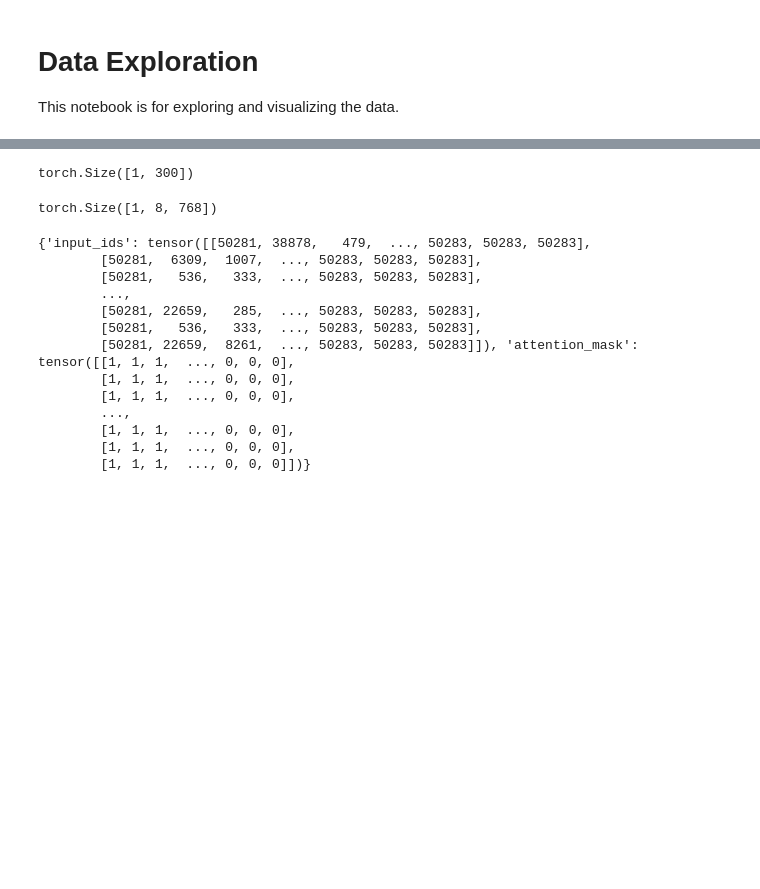
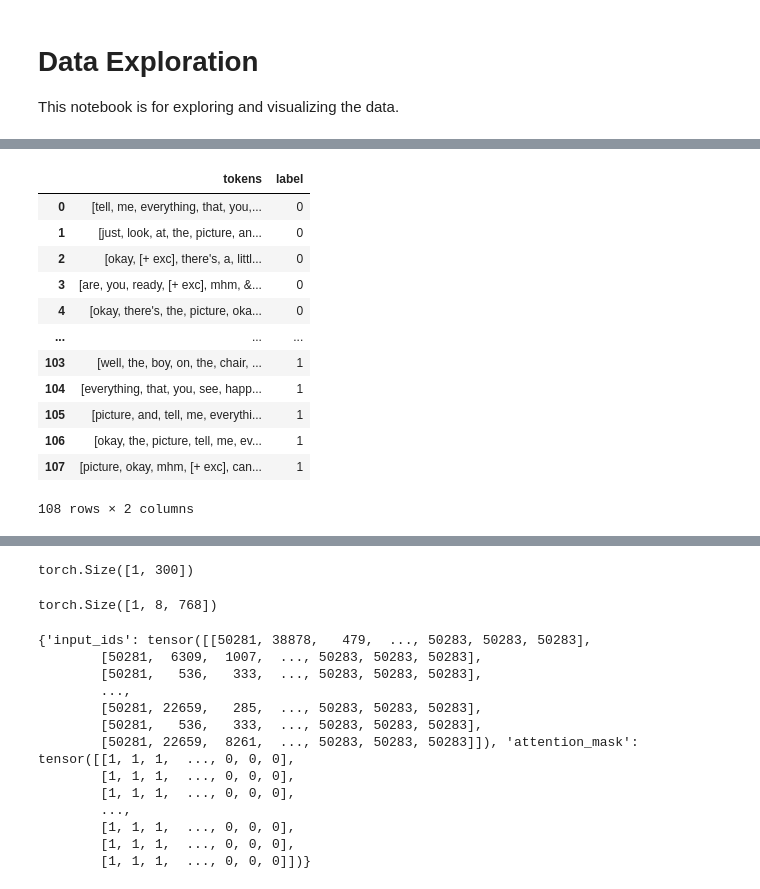
Before and after one commit to nhatminh-hoang/MoE_Alzheimer_Detection, a Jupyter notebook: notebooks/exploration.ipynb, the cells around one changed output, grey strips where cells are left out. Cells and saved outputs as stored; diff of their text form; code cells hidden in the pictures; blank space fills up the shorter version.

```diff
--- a/notebooks/exploration.ipynb
+++ b/notebooks/exploration.ipynb
@@ -74,3 +87,19 @@ def get_chat_data(split):
     return pd.DataFrame(data, columns=['tokens', 'label'])
 # %%
 train_data = get_chat_data('train')
+# %%
+train_data
+# %% [output]
+|  | tokens | label |
+| 0 | [tell, me, everything, that, you,... | 0 |
+| 1 | [just, look, at, the, picture, an... | 0 |
+| 2 | [okay, [+ exc], there's, a, littl... | 0 |
+| 3 | [are, you, ready, [+ exc], mhm, &... | 0 |
+| 4 | [okay, there's, the, picture, oka... | 0 |
+| ... | ... | ... |
+| 103 | [well, the, boy, on, the, chair, ... | 1 |
+| 104 | [everything, that, you, see, happ... | 1 |
+| 105 | [picture, and, tell, me, everythi... | 1 |
+| 106 | [okay, the, picture, tell, me, ev... | 1 |
+| 107 | [picture, okay, mhm, [+ exc], can... | 1 |
+108 rows × 2 columns
```
Also changed, not shown: parts of 11 cells of this notebook, 4 other files.
